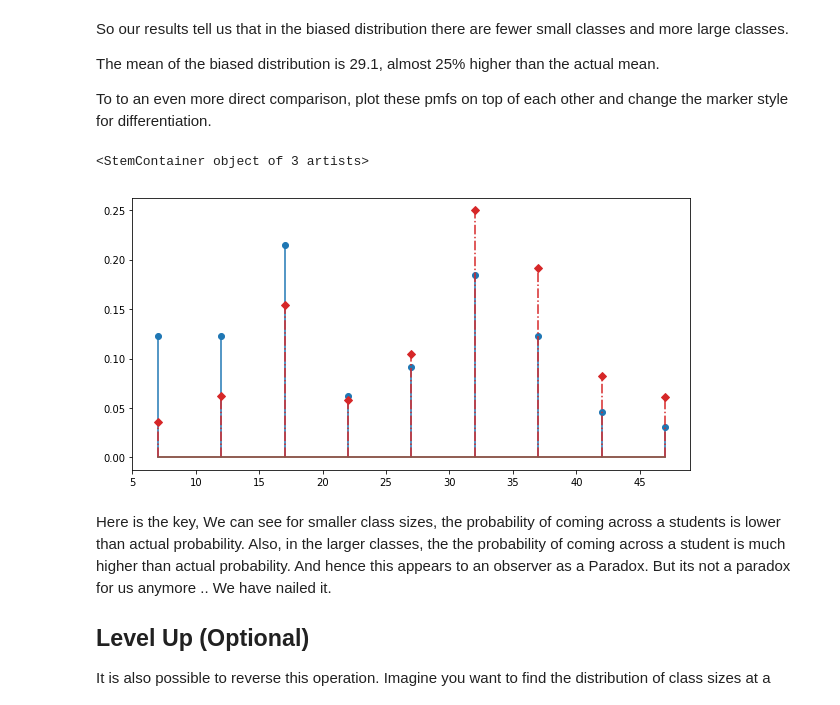
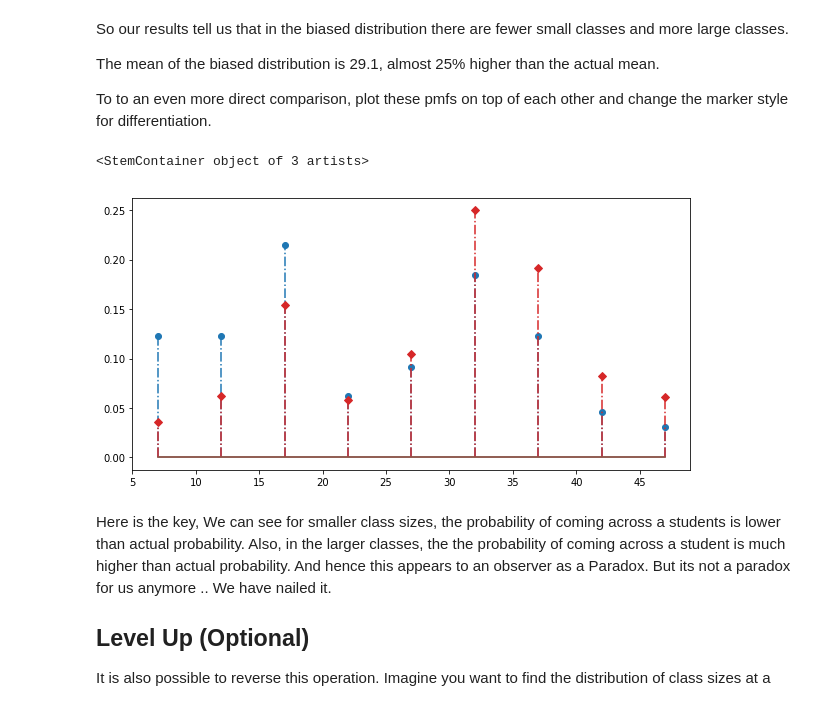
Before and after one commit to georgewillben/dsc-0-09-07-stats-pmf-lab-online-ds-pt-100118, a Jupyter notebook: index.ipynb, the cells around one changed output. Saved outputs shown, nothing was run; the diff lists cells and outputs as text; code cells hidden in the pictures.

```diff
--- a/index.ipynb
+++ b/index.ipynb
@@ -200,11 +200,11 @@ To to an even more direct comparison, plot these pmfs on top of each other and c
 # %%
 # Plot pmfs overlapping
 fig = plt.figure(figsize=(10,5))
-plt.stem(sizes,pmf, linefmt = 'C0-',  markerfmt='C0o',  basefmt='C5', label='Actual')
+plt.stem(sizes,pmf, linefmt = 'C0-.',  markerfmt='C0o',  basefmt='C5', label='Actual')
 plt.stem(sizes, pmf2, linefmt = 'C3-.',  markerfmt='C3D',  basefmt='C5', label='Observed')
 # %% [output]
 <StemContainer object of 3 artists>
-[figure, old version]
+[figure, new version]
 # %% [markdown]
 Here is the key, We can see for smaller class sizes, the probability of coming across a students is lower than actual probability. Also, in the larger classes, the the probability of coming across a student is much higher than actual probability. And hence this appears to an observer as a Paradox. But its not a paradox for us anymore .. We have nailed it.
 
```
